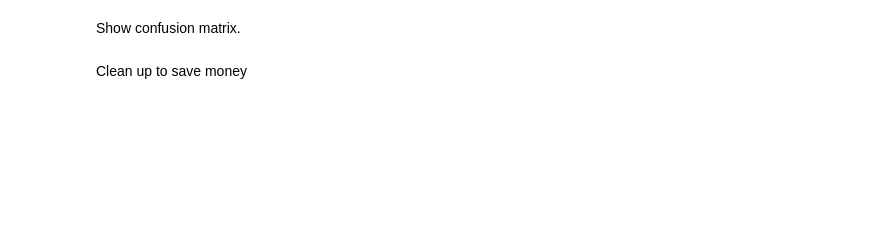
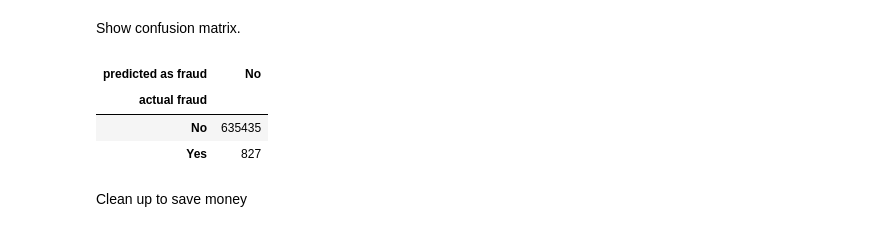
Before and after one commit to JoshuaFox/fraud-detect-blackbelt, a Jupyter notebook: frauddetect-plusminus-hypertune.ipynb, the cells around one changed output. Cells and saved outputs as stored; diff of their text form; code cells hidden in the pictures; blank space fills up the shorter version.

Commit message:
labels for crosstab

```diff
--- a/frauddetect-plusminus-hypertune.ipynb
+++ b/frauddetect-plusminus-hypertune.ipynb
@@ -529,3 +540,13 @@ pd.crosstab(index=np.array(labels), columns=np.array(preds))
+# %%
+lbl_yes_no = ['Yes' if item else 'No' for item in labels ]
+preds_yes_no = ['No' if item else 'No' for item in preds ]
+
+pd.crosstab(index=np.array(lbl_yes_no), columns=np.array(preds_yes_no), rownames=['actual fraud'],  colnames=['predicted as fraud'])
+# %% [output]
+| predicted as fraud | No |
+| actual fraud |  |
+| No | 635435 |
+| Yes | 827 |
 # %% [markdown]
 Clean up to save money
 # %%
```
Also changed, not shown: parts of 4 cells of this notebook.
